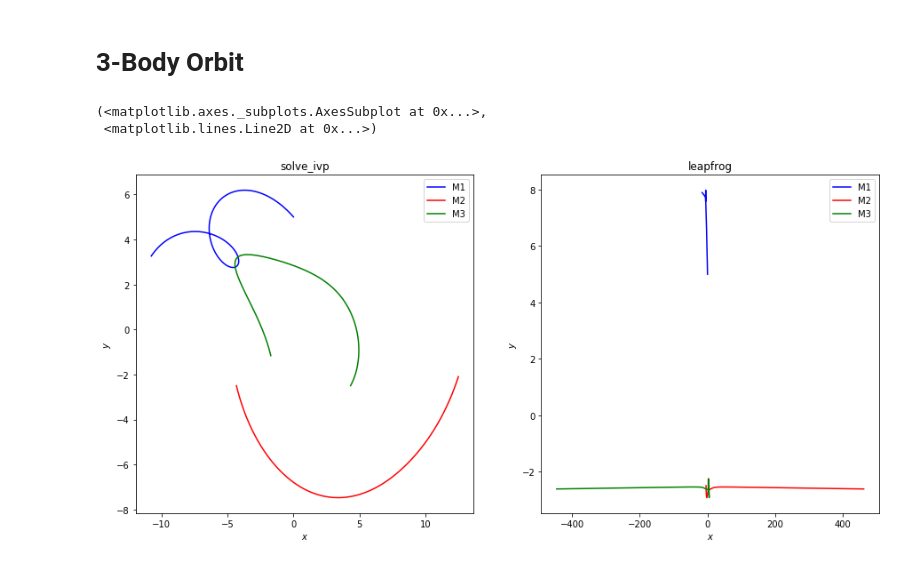
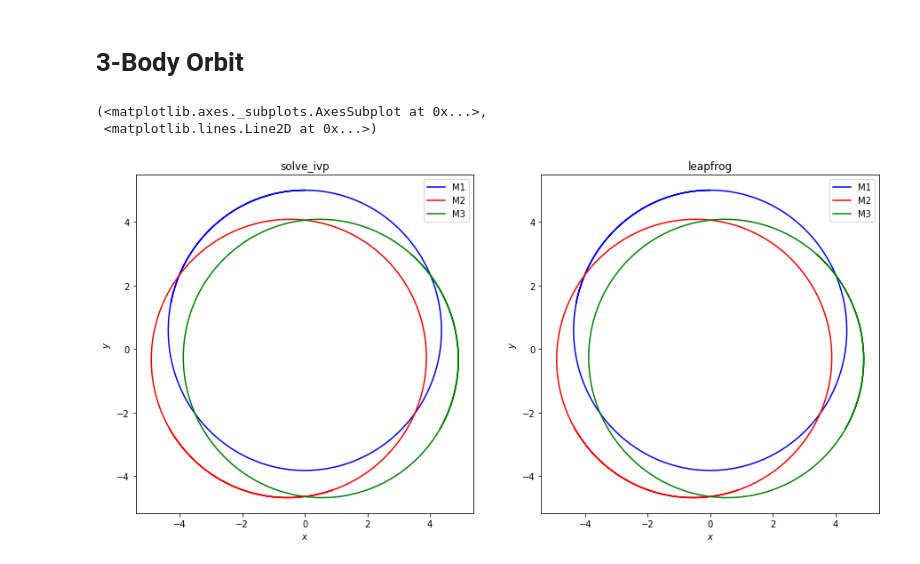
Before and after one commit to Bensipe01/5300_final, a Jupyter notebook: Orbits.ipynb, the cells around one changed output. Saved outputs shown, nothing was run; the diff lists cells and outputs as text; code cells hidden in the pictures.

```diff
--- a/Orbits.ipynb
+++ b/Orbits.ipynb
@@ -314,23 +314,23 @@ class orbits3():
 
         return x1dot,x1ddot,y1dot,y1ddot,x2dot,x2ddot,y2dot,y2ddot,x3dot,x3ddot,y3dot,y3ddot
 
-    def solve_ode(self, t_pts, x1_0, x1dot_0, y1_0,y1dot_0, x2_0, x2dot_0, y2_0, y2dot_0, x3_0, x3dot_0, y3_0, y3dot_0,
+
+    def solve_ode(self, t_pts, y_0,
                   abserr=1.0e-8, relerr=1.0e-6):
         """
         Solve the ODE given initial conditions.
         For now use odeint, but we have the option to switch.
         Specify smaller abserr and relerr to get more precision.
         """
-        self.y = [x1_0, x1dot_0, y1_0, y1dot_0, x2_0, x2dot_0, y2_0, y2dot_0, x3_0, x3dot_0, y3_0, y3dot_0]
+
         solution = solve_ivp(self.dy_dt, (t_pts[0], t_pts[-1]),
-                             self.y, t_eval=t_pts,
+                             y_0, t_eval=t_pts,
                              atol=abserr, rtol=relerr)
-        x1,x1dot,y1,y1dot,x2,x2dot,y2,y2dot,x3,x3dot,y3,y3dot = solution.y
 
-        return x1,x1dot,y1,y1dot,x2,x2dot,y2,y2dot,x3,x3dot,y3,y3dot
+        return solution.y
 
 
-    def solve_ode_Leapfrog(self, t_pts, x1_0, x1dot_0, y1_0,y1dot_0, x2_0, x2dot_0, y2_0, y2dot_0, x3_0, x3dot_0, y3_0, y3dot_0):
+    def solve_ode_Leapfrog(self, t_pts, y_0):
         """
         Solve the ODE given initial conditions with the Leapfrog method.
         """
@@ -362,7 +362,7 @@ class orbits3():
         y3dot = np.zeros(num_t_pts)
         y3_dot_half = np.zeros(num_t_pts)
 
-        x1[0],x1dot[0],y1[0],y1dot[0],x2[0],x2dot[0],y2[0],y2dot[0],x3[0],x3dot[0],y3[0],y3dot[0] = x1_0, x1dot_0, y1_0,y1dot_0, x2_0, x2dot_0, y2_0, y2dot_0, x3_0, x3dot_0, y3_0, y3dot_0
+        x1[0],x1dot[0],y1[0],y1dot[0],x2[0],x2dot[0],y2[0],y2dot[0],x3[0],x3dot[0],y3[0],y3dot[0] = y_0
 
 
         # step through the differential equation
@@ -398,7 +398,7 @@ class orbits3():
             x3dot[i+1] = x3_dot_half[i] + self.dy_dt(t, y)[9] * delta_t/2.
             y1dot[i+1] = y1_dot_half[i] + self.dy_dt(t, y)[3] * delta_t/2.
             y2dot[i+1] = y2_dot_half[i] + self.dy_dt(t, y)[7] * delta_t/2.
-            y2dot[i+1] = y3_dot_half[i] + self.dy_dt(t, y)[11] * delta_t/2.
+            y3dot[i+1] = y3_dot_half[i] + self.dy_dt(t, y)[11] * delta_t/2.
 
 
 
@@ -410,8 +410,9 @@ class orbits3():
         m1 = self.m1
         m2 = self.m2
         G = self.G
-        energy = (1/2)*m1*(x1dot**2+y1dot**2)+(1/2)*m2*(x2dot**2+y2dot**2)+(1/2)*m3*(x3dot**2+y3dot**2)\
-            -G*m1*m2/np.sqrt((x2-x1)**2+(y2-y1)**2)-G*m1*m3/np.sqrt((x3-x1)**2+(y3-y1)**2)-G*m3*m2/np.sqrt((x2-x3)**2+(y2-y3)**2)
+        energy = (1./2.)*m1*(x1dot**2.+y1dot**2.)+(1./2.)*m2*(x2dot**2.+y2dot**2.)+(1./2.)*m3*(x3dot**2.+y3dot**2.)\
+            -G*m1*m2/np.sqrt((x2-x1)**2.+(y2-y1)**2.)-G*m1*m3/np.sqrt((x3-x1)**2.+(y3-y1)**2.)-G*m3*m2/np.sqrt((x2-x3)\
+            **2.+(y2-y3)**2.)
 
         return energy
 # %%
@@ -421,7 +422,7 @@ m2 = 5.
 m3 = 5.
 G = 2.
 
-myorbit3 = orbits3(m1,m2,m3,G)
+myorbit3 = orbits3(m1=m1,m2=m2,m3=m3,G=G)
 
 #create t-pts array
 t_start = 0.
@@ -432,17 +433,18 @@ t_pts = np.arange(t_start, t_end+delta_t, delta_t)
 
 #3 body initial conditions
 x1_0,y1_0 = 0. ,5.
-x1dot_0,y1_dot_0 = -1,0
+x1dot_0,y1dot_0 = -1,0
 
 x2_0,y2_0 = -5.*np.sqrt(3.)/2.,-2.5
 x2dot_0,y2dot_0 = .5,-np.sqrt(3.)/2.
 
 x3_0,y3_0 = 5.*np.sqrt(3.)/2.,-2.5
 x3dot_0,y3dot_0 = .5,np.sqrt(3.)/2.
+y_0 = x1_0, x1dot_0, y1_0,y1dot_0, x2_0, x2dot_0, y2_0, y2dot_0, x3_0, x3dot_0, y3_0, y3dot_0
 
 #solve ode for 3-body and leapfrog method
-Tx1,Tx1dot,Ty1,Ty1dot,Tx2,Tx2dot,Ty2,Ty2dot,Tx3,Tx3dot,Ty3,Ty3dot = myorbit3.solve_ode(t_pts, x1_0, x1dot_0, y1_0,y1dot_0, x2_0, x2dot_0, y2_0, y2dot_0, x3_0, x3dot_0, y3_0, y3dot_0)
-TLx1,TLx1dot,TLy1,TLy1dot,TLx2,TLx2dot,TLy2,TLy2dot,TLx3,TLx3dot,TLy3,TLy3dot = myorbit3.solve_ode_Leapfrog(t_pts, x1_0, x1dot_0, y1_0,y1dot_0, x2_0, x2dot_0, y2_0, y2dot_0, x3_0, x3dot_0, y3_0, y3dot_0)
+Tx1,Tx1dot,Ty1,Ty1dot,Tx2,Tx2dot,Ty2,Ty2dot,Tx3,Tx3dot,Ty3,Ty3dot = myorbit3.solve_ode(t_pts, y_0)
+TLx1,TLx1dot,TLy1,TLy1dot,TLx2,TLx2dot,TLy2,TLy2dot,TLx3,TLx3dot,TLy3,TLy3dot = myorbit3.solve_ode_Leapfrog(t_pts, y_0)
 # %%
 #calculate center of momentum then convert to that frame
 TXcm = (m1*Tx1dot+m2*Tx2dot+m3*Tx3dot)/(m1+m2+m3)
@@ -467,6 +469,7 @@ TLy3com = TLy3-TLYcm*t_pts
 fig = plt.figure(figsize=(15, 7), num='2 body Orbits')
 ax_4 = fig.add_subplot(1,2,1)
 ax_5 = fig.add_subplot(1,2,2)
+start, stop = start_stop_indices(t_pts, 0., t_end)
 
 plot_y_vs_x(Tx1com[start : stop], Ty1com[start : stop],
             axis_labels=phi_vs_time_labels,
@@ -477,31 +480,31 @@ plot_y_vs_x(Tx1com[start : stop], Ty1com[start : stop],
 plot_y_vs_x(Tx2com[start : stop], Ty2com[start : stop],
             axis_labels=phi_vs_time_labels,
             color='red',
             label='M2',
             ax=ax_4)
 plot_y_vs_x(Tx3com[start : stop], Ty3com[start : stop],
             axis_labels=phi_vs_time_labels,
             color='green',
             label='M3',
             ax=ax_4)
 
 plot_y_vs_x(TLx1com[start : stop], TLy1com[start : stop],
             axis_labels=phi_vs_time_labels,
             color='blue',
             label='M1',
             title = 'leapfrog',
             ax=ax_5)
 plot_y_vs_x(TLx2com[start : stop], TLy2com[start : stop],
             axis_labels=phi_vs_time_labels,
             color='red',
             label='M2',
             ax=ax_5)
 plot_y_vs_x(TLx3com[start : stop], TLy3com[start : stop],
             axis_labels=phi_vs_time_labels,
             color='green',
             label='M3',
             ax=ax_5)
 # %% [output]
 (<matplotlib.axes._subplots.AxesSubplot at 0x...>,
  <matplotlib.lines.Line2D at 0x...>)
-[figure, old version]
+[figure, new version]
```
Also changed, not shown: parts of 2 cells of this notebook.
